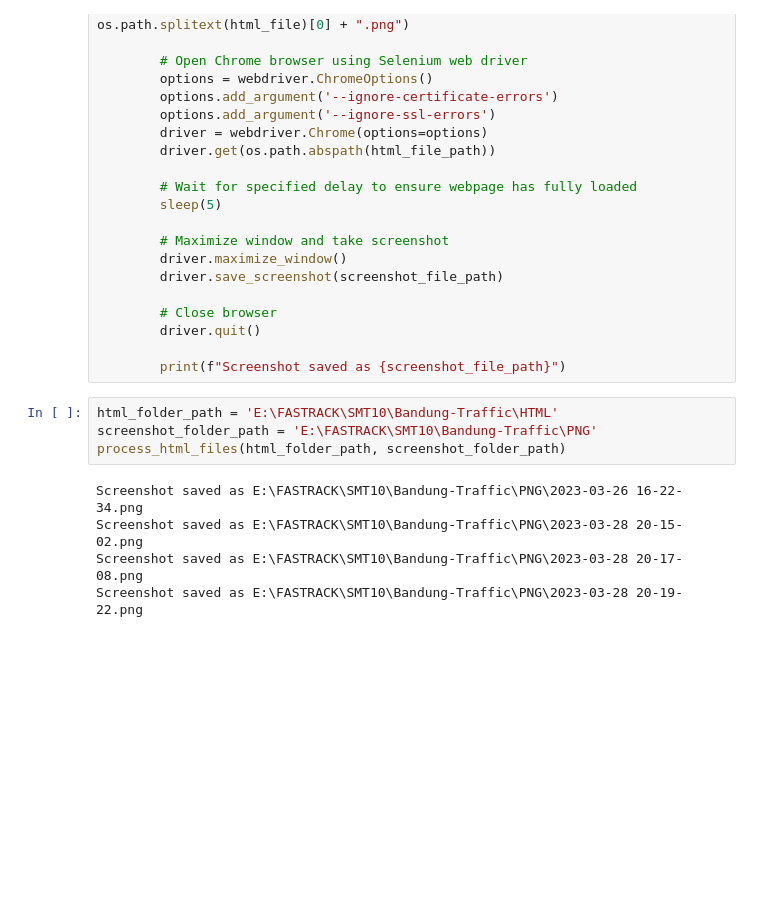
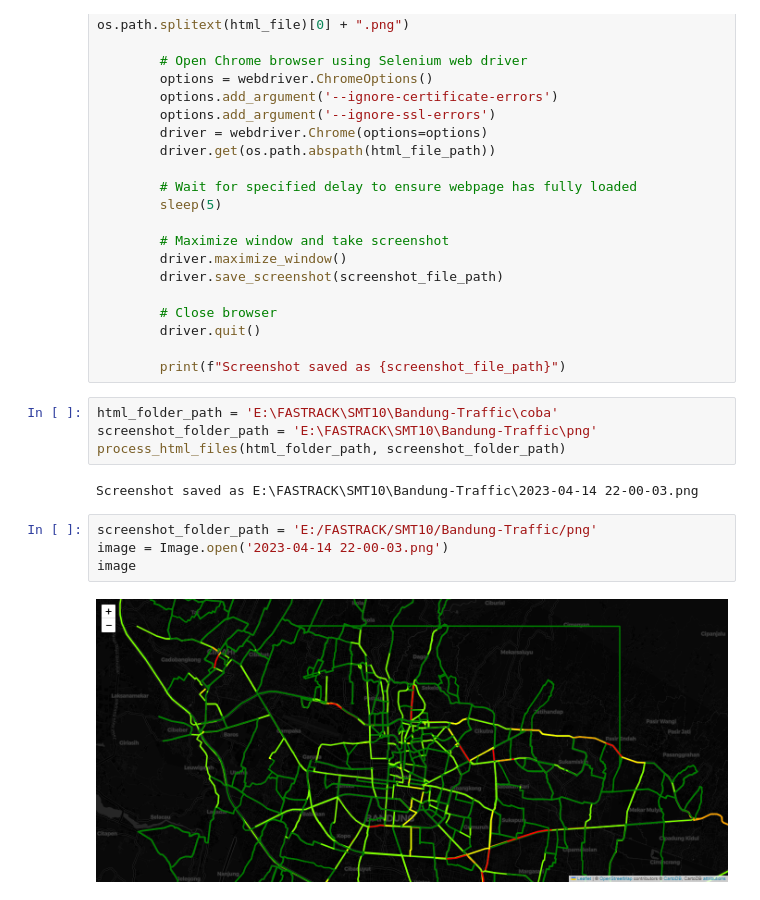
Before and after one commit to ditarnnt/Bandung-Traffic, a Jupyter notebook: Dataframe.ipynb, the cells around one changed output. Saved outputs shown, nothing was run; the diff lists cells and outputs as text; blank space fills up the shorter version.

```diff
--- a/Dataframe.ipynb
+++ b/Dataframe.ipynb
@@ -310,11 +352,14 @@ def process_html_files(html_folder_path, screenshot_folder_path):
 
         print(f"Screenshot saved as {screenshot_file_path}")
 # %%
-html_folder_path = 'E:\FASTRACK\SMT10\Bandung-Traffic\HTML'
-screenshot_folder_path = 'E:\FASTRACK\SMT10\Bandung-Traffic\PNG'
+html_folder_path = 'E:\FASTRACK\SMT10\Bandung-Traffic\coba'
+screenshot_folder_path = 'E:\FASTRACK\SMT10\Bandung-Traffic\png'
 process_html_files(html_folder_path, screenshot_folder_path)
 # %% [output]
-Screenshot saved as E:\FASTRACK\SMT10\Bandung-Traffic\PNG\2023-03-26 16-22-34.png
-Screenshot saved as E:\FASTRACK\SMT10\Bandung-Traffic\PNG\2023-03-28 20-15-02.png
-Screenshot saved as E:\FASTRACK\SMT10\Bandung-Traffic\PNG\2023-03-28 20-17-08.png
-Screenshot saved as E:\FASTRACK\SMT10\Bandung-Traffic\PNG\2023-03-28 20-19-22.png
+Screenshot saved as E:\FASTRACK\SMT10\Bandung-Traffic\2023-04-14 22-00-03.png
+# %%
+screenshot_folder_path = 'E:/FASTRACK/SMT10/Bandung-Traffic/png'
+image = Image.open('2023-04-14 22-00-03.png')
+image
+# %% [output]
+[figure, added]
```
Also changed, not shown: parts of 8 cells of this notebook.
